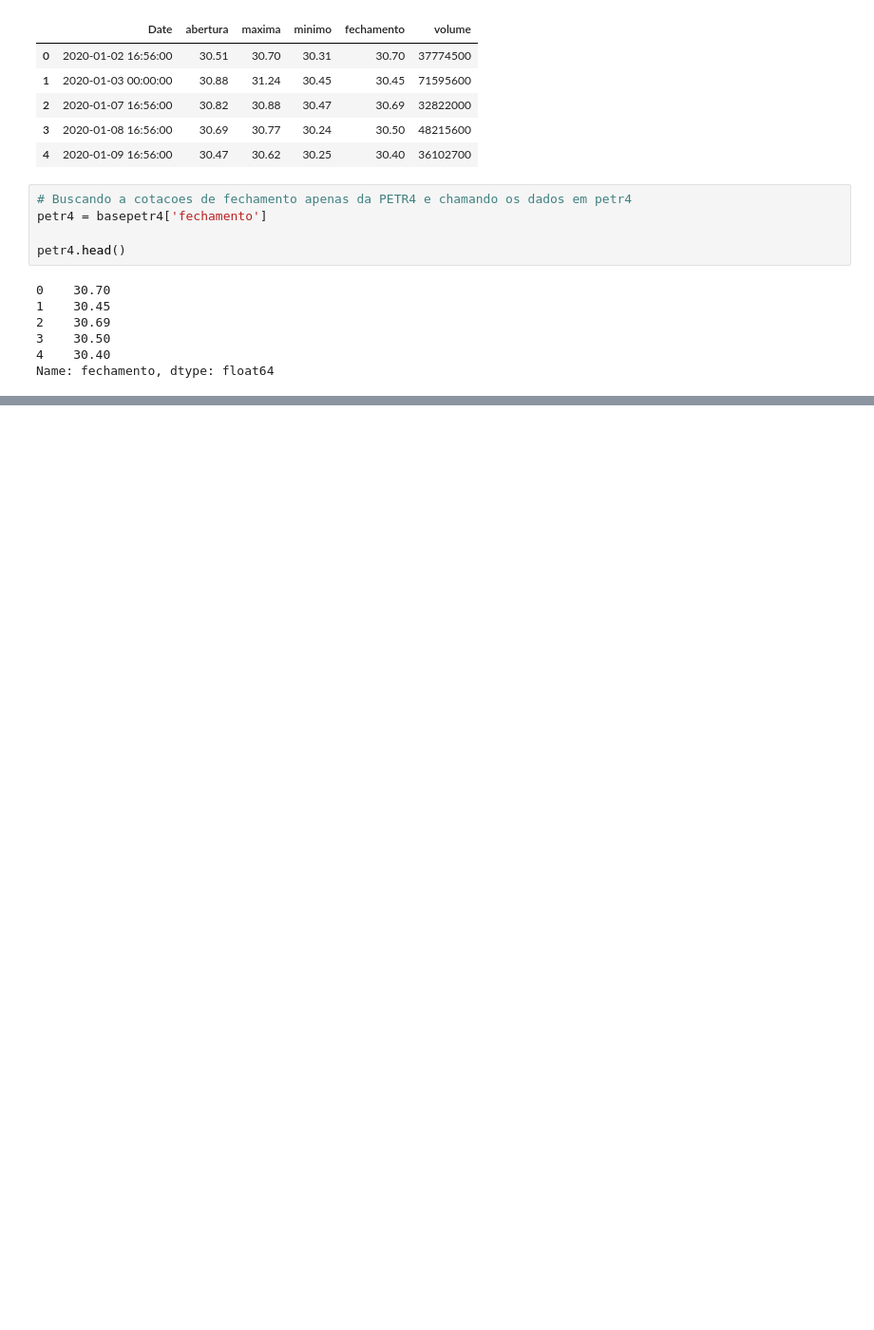
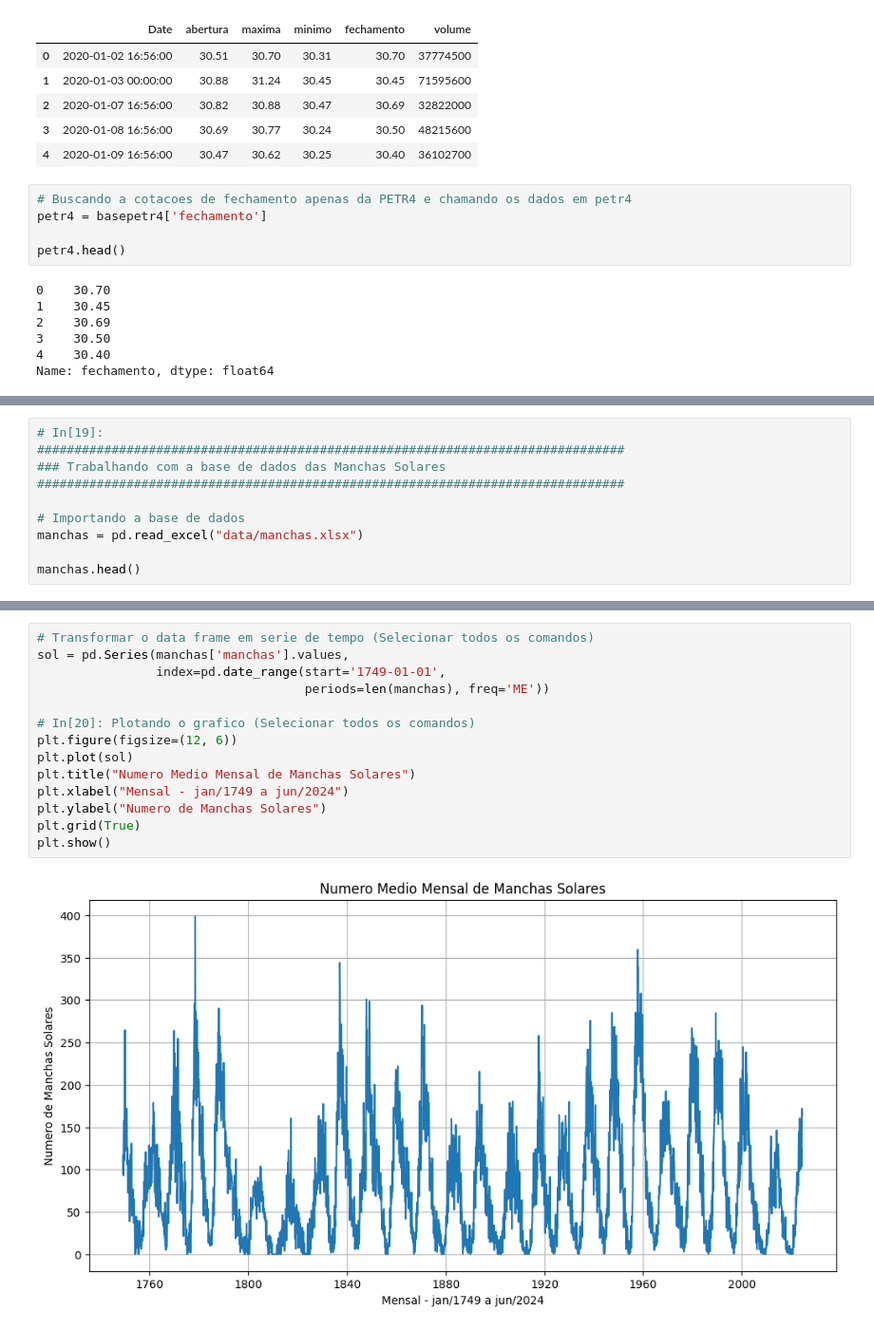
Before and after one commit to luizalaquini/time-series, a Jupyter notebook: script.ipynb, the cells around one changed output, grey strips where cells are left out. Shown at 95% size. Cells and saved outputs as stored; diff of their text form; blank space fills up the shorter version.

```diff
--- a/script.ipynb
+++ b/script.ipynb
@@ -2751,0 +323,10 @@ else:
+# %%
+# In[19]:
+###############################################################################
+### Trabalhando com a base de dados das Manchas Solares
+###############################################################################
+
+# Importando a base de dados
+manchas = pd.read_excel("data/manchas.xlsx")
+
+manchas.head()
@@ -2751,0 +340,16 @@ else:
+# %%
+# Transformar o data frame em serie de tempo (Selecionar todos os comandos)
+sol = pd.Series(manchas['manchas'].values,
+                index=pd.date_range(start='1749-01-01',
+                                    periods=len(manchas), freq='ME'))
+
+# In[20]: Plotando o grafico (Selecionar todos os comandos)
+plt.figure(figsize=(12, 6))
+plt.plot(sol)
+plt.title("Numero Medio Mensal de Manchas Solares")
+plt.xlabel("Mensal - jan/1749 a jun/2024")
+plt.ylabel("Numero de Manchas Solares")
+plt.grid(True)
+plt.show()
+# %% [output]
+[figure, added]
```
Also changed, not shown: parts of 38 cells of this notebook.
